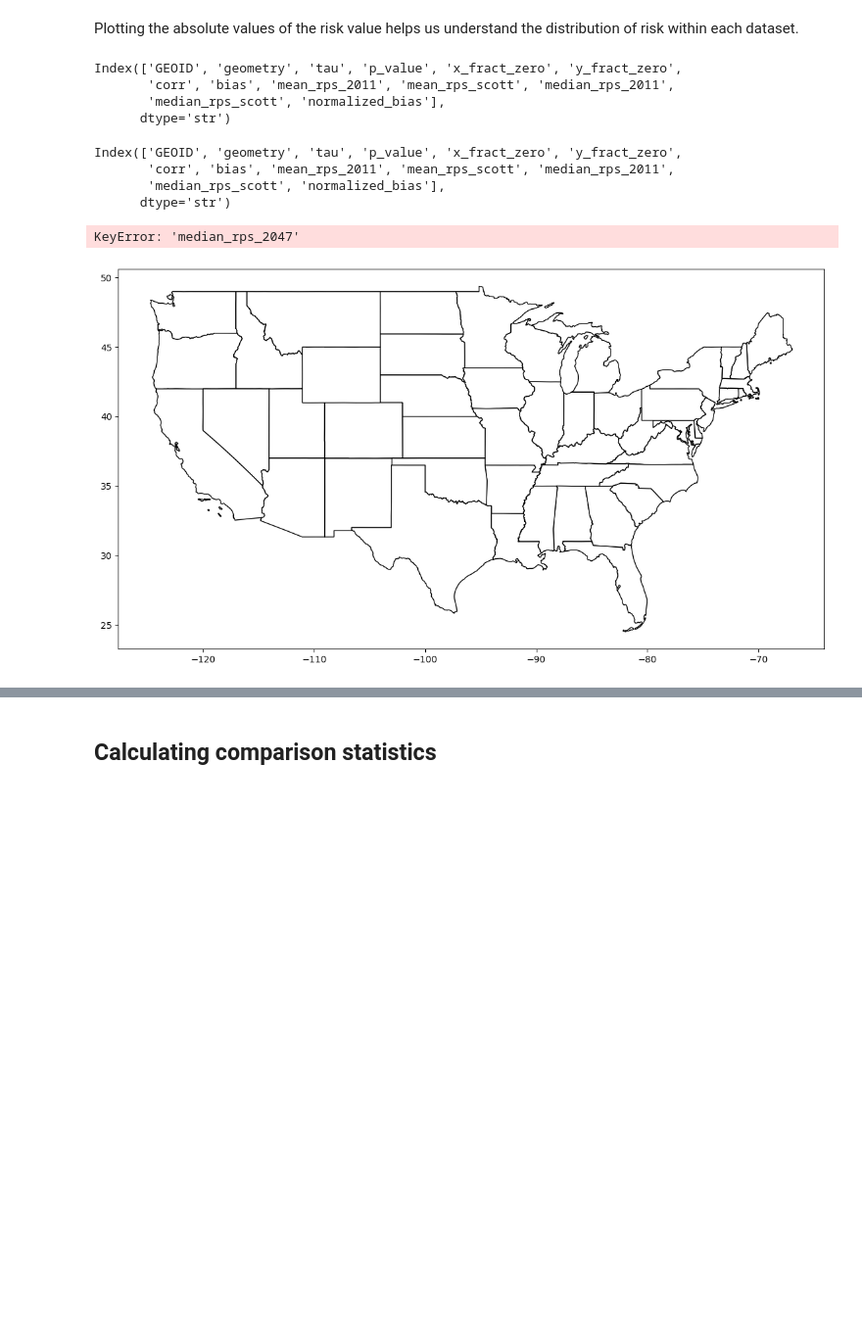
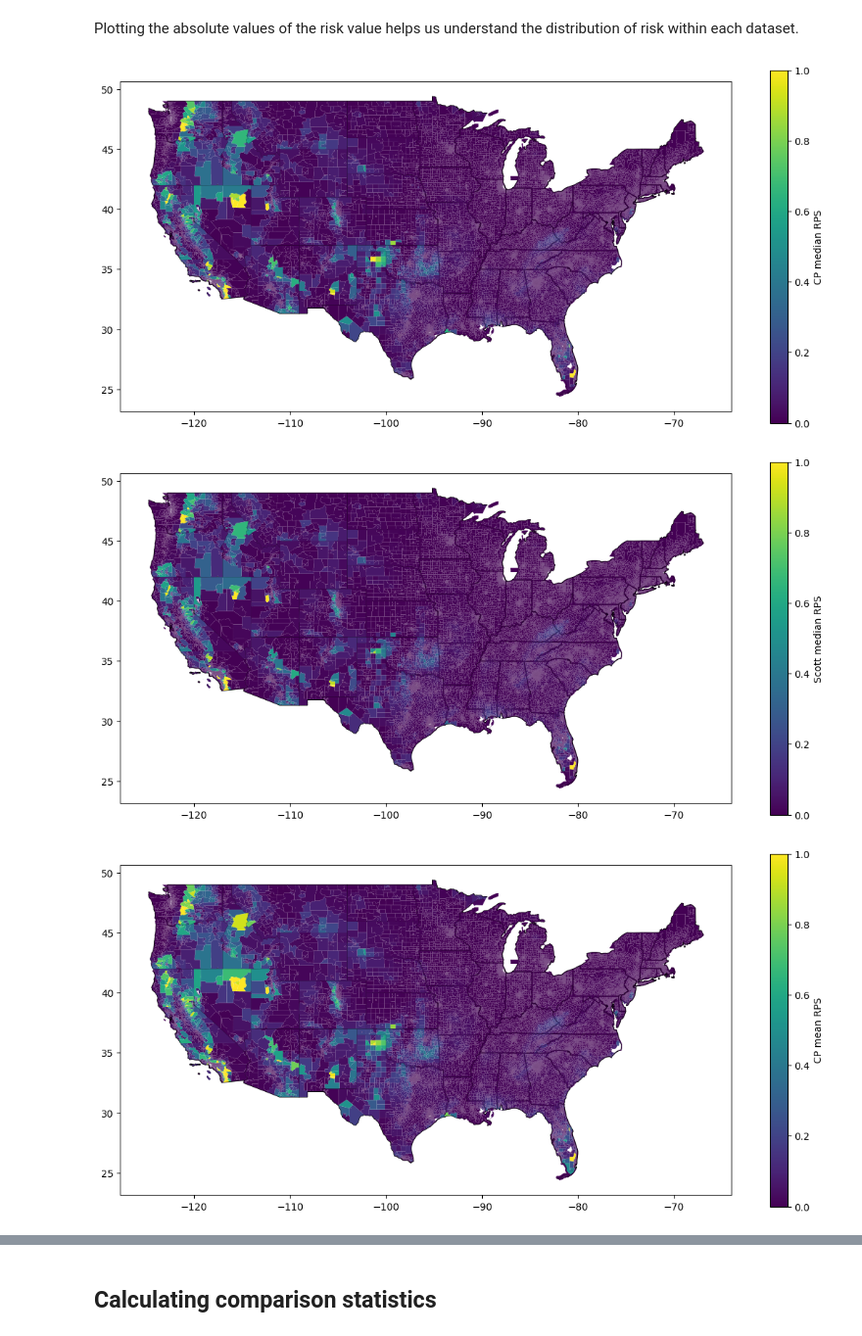
Before and after one commit to carbonplan/ocr, a Jupyter notebook: docs/methods/fire-risk/compare-risk-buildings.ipynb, the cells around one changed output, grey strips where cells are left out. Shown at 98% size. Saved outputs shown, nothing was run; the diff lists cells and outputs as text; code cells hidden in the pictures; blank space fills up the shorter version.

```diff
--- a/docs/methods/fire-risk/compare-risk-buildings.ipynb
+++ b/docs/methods/fire-risk/compare-risk-buildings.ipynb
@@ -71,7 +71,7 @@ Load in a parquet file describing risk for the 156 million buildings in the data
 # NOTE: if either of these are True you need to be on a machine with ~200GB memory. Also this will take about an hour and will
 # look like there is nothing happening.
 remake_building_tract_file = False
-remake_tract_stats_file = False
+remake_tract_stats_file = True
 version = '1.0.0'
 if remake_building_tract_file:
     # NOTE: anything reading this file requires being on a machine with ~200GB memory
@@ -154,10 +154,10 @@ variable_name_dict = {
     'tau': "Kendall's Tau of RPS",
     'bias': 'RPS bias (CP - Scott)',
     'corr': 'Correlation (CP vs. Scott)',
-    'rps_2047_median': 'CP median RPS',
-    'rps_scott_median': 'Scott median RPS',
-    'rps_2011_mean': 'CP mean RPS',
-    'rps_scott_mean': 'Scott mean RPS',
+    'median_rps_2011': 'CP median RPS',
+    'median_rps_scott': 'Scott median RPS',
+    'mean_rps_2011': 'CP mean RPS',
+    'mean_rps_scott': 'Scott mean RPS',
     'normalized_bias': 'RPS normalized bias\n((CP - Scott)/Scott)',
 }
 # limits to use for plotting the different performance metrics
@@ -168,38 +168,25 @@ cmaps = {'tau': 'PRGn', 'bias': 'RdBu_r', 'normalized_bias': 'RdBu_r', 'corr': '
 ## Visualizing risk from different datasets
 # %% [markdown]
 Plotting the absolute values of the risk value helps us understand the distribution of risk within each dataset.
-# %%
-tract_performance_stats.columns
-# %% [output]
-Index(['GEOID', 'geometry', 'tau', 'p_value', 'x_fract_zero', 'y_fract_zero',
-       'corr', 'bias', 'mean_rps_2011', 'mean_rps_scott', 'median_rps_2011',
-       'median_rps_scott', 'normalized_bias'],
-      dtype='str')
-# %%
-tract_performance_stats.columns
-# %% [output]
-Index(['GEOID', 'geometry', 'tau', 'p_value', 'x_fract_zero', 'y_fract_zero',
-       'corr', 'bias', 'mean_rps_2011', 'mean_rps_scott', 'median_rps_2011',
-       'median_rps_scott', 'normalized_bias'],
-      dtype='str')
 # %%
 for variable in [
-    'median_rps_2047',
+    'median_rps_2011',
     'median_rps_scott',
     'mean_rps_2011',
     'mean_rps_scott',
 ]:
     fig, axarr = plt.subplots(figsize=(14, 10))
     states.plot(ax=axarr, color='white', edgecolor='black')
     ax = tract_performance_stats.plot(
         ax=axarr,
         column=variable,
         vmin=0,
         vmax=1,
         legend=True,
         cmap='viridis',
         legend_kwds={'shrink': 0.65, 'label': variable_name_dict[variable]},
     )
 # %% [output]
-KeyError: 'median_rps_2047'
-[figure, old version]
+[figure, new version]
+[figure, added]
+[figure, added]
```
Also changed, not shown: parts of 2 cells of this notebook.
